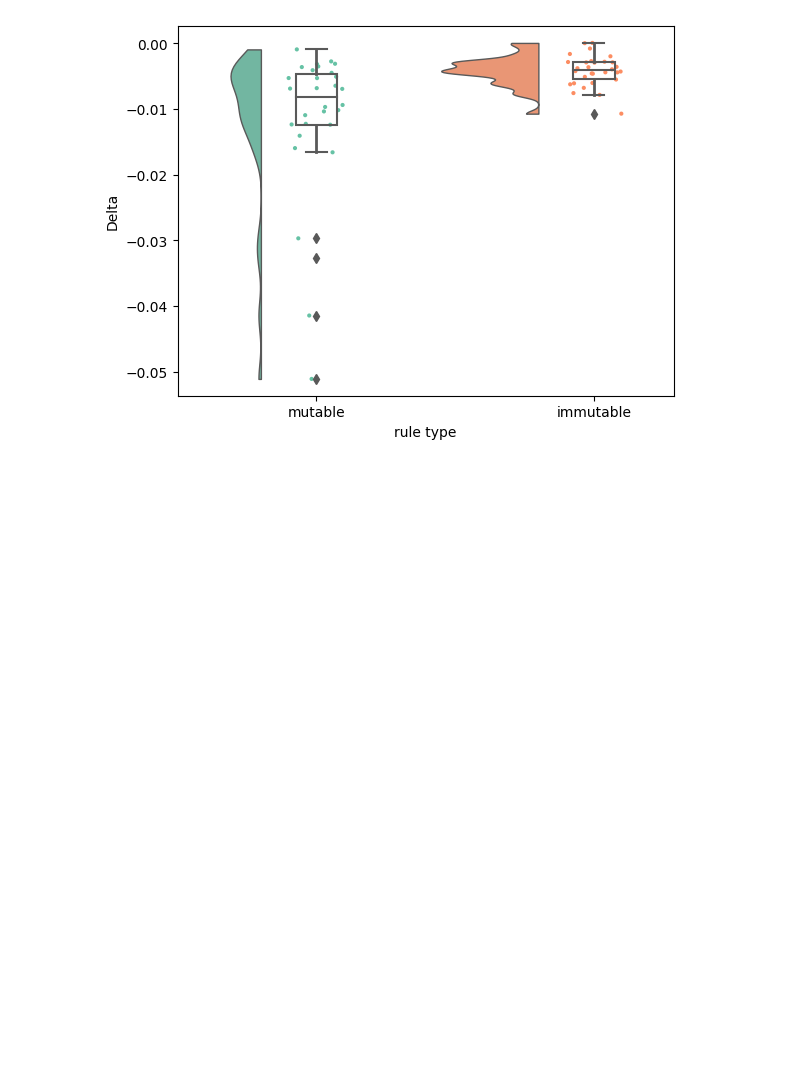
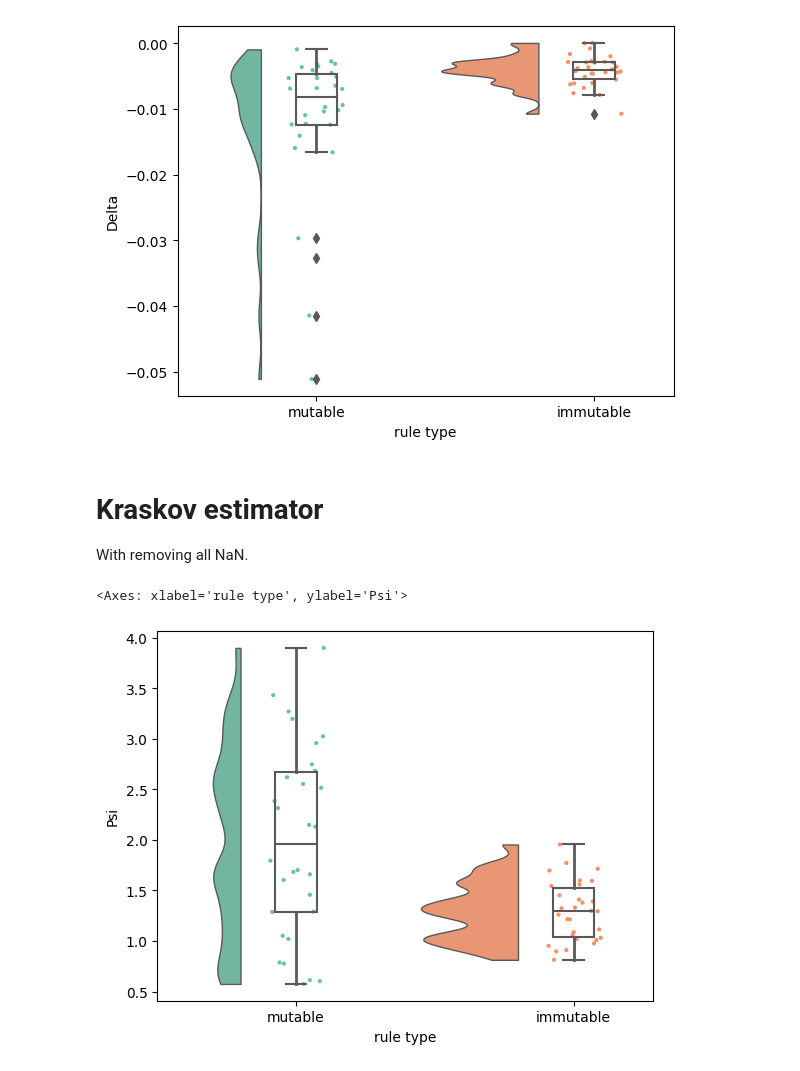
Before and after one commit to MattSScott/MegaBike, a Jupyter notebook: MegaBike-information-theory.ipynb, the cells around one changed output. Drawn from its saved outputs; the diff is of its cells as text; code cells hidden in the pictures; blank space fills up the shorter version.

Commit message:
Add results of Kraskov estimator

```diff
--- a/MegaBike-information-theory.ipynb
+++ b/MegaBike-information-theory.ipynb
@@ -84,3 +84,19 @@ pt.RainCloud(data = df_all, x = 'rule type', y = 'Delta')
 # %% [output]
 <Axes: xlabel='rule type', ylabel='Delta'>
 [figure]
+# %% [markdown]
+# Kraskov estimator
+With removing all NaN.
+# %%
+mutable = pd.read_csv('../MegaBike/MICalcs/mutable/mutable_Kraskov1_emergence_criteria.csv').drop('Unnamed: 0', axis = 1)
+mutable['rule type'] = 'mutable'
+# %%
+immutable = pd.read_csv('../MegaBike/MICalcs/immutable/immutable_Kraskov1_emergence_criteria.csv').drop('Unnamed: 0', axis = 1)
+immutable['rule type'] = 'immutable'
+# %%
+df_all = pd.merge(mutable, immutable, how="outer")
+# %%
+pt.RainCloud(data = df_all, x = 'rule type', y = 'Psi')
+# %% [output]
+<Axes: xlabel='rule type', ylabel='Psi'>
+[figure, added]
```
Also changed, not shown: parts of 2 cells of this notebook, 2 other files.
